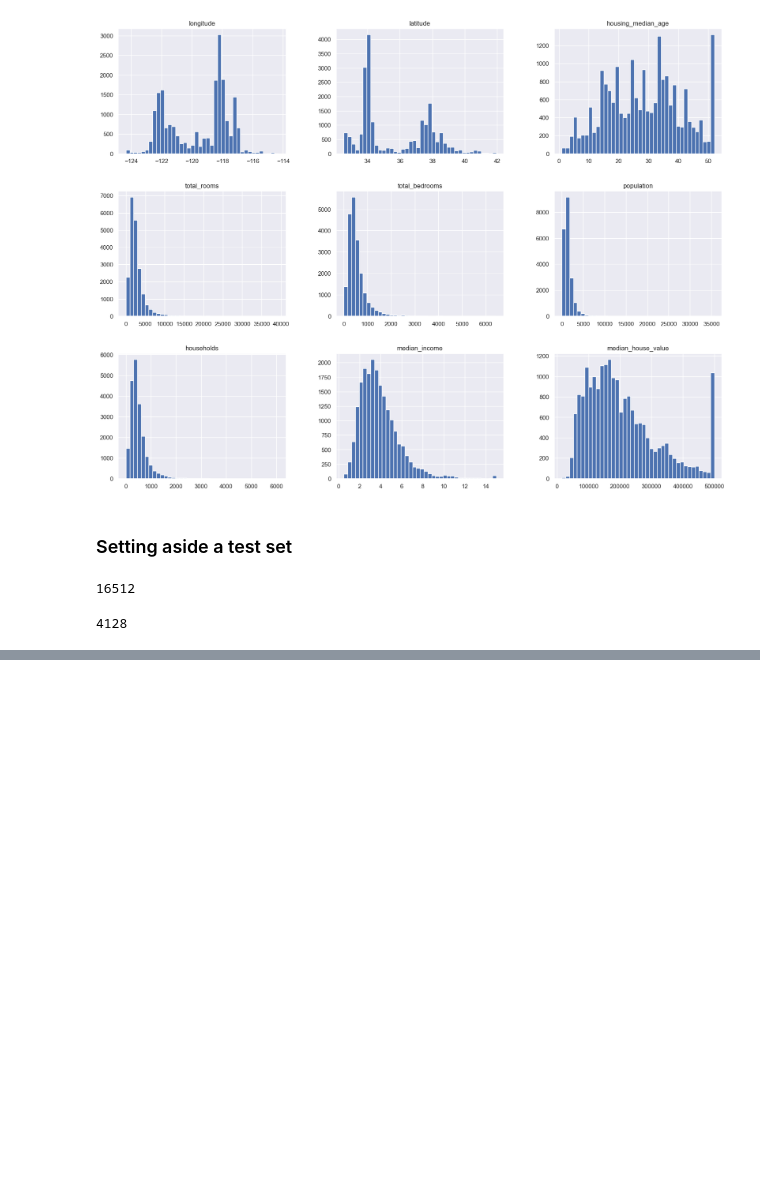
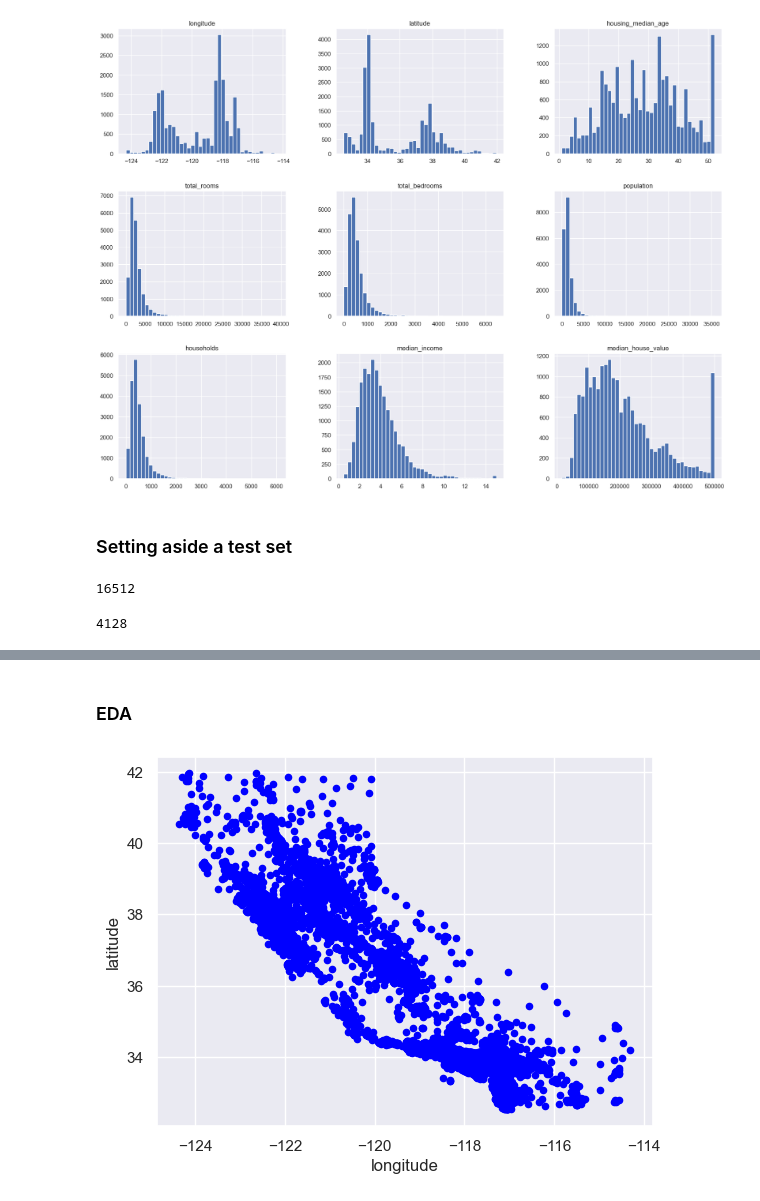
Before and after one commit to Njaramba-Riri/HoML, a Jupyter notebook: Housing.ipynb, the cells around one changed output, grey strips where cells are left out. Cells and saved outputs as stored; diff of their text form; code cells hidden in the pictures; blank space fills up the shorter version.

```diff
--- a/Housing.ipynb
+++ b/Housing.ipynb
@@ -115,0 +129,9 @@ def split_train_test_by_id(data, test_ratio, id_column):
+# %%
+#do some stratified sampling
+
+from sklearn.model_selection import StratifiedShuffleSplit
+
+st=StratifiedShuffleSplit(n_splits=1, test_size=0.2, random_state=42)
+for train_index, test_index in st.split(housing, housing['income_cat']):
+    strat_train_set=housing.loc[train_index]
+    strat_test_set=housing.loc[test_index]
@@ -115,0 +199,10 @@ def split_train_test_by_id(data, test_ratio, id_column):
+# %% [markdown]
+### EDA
+# %%
+#create a copy
+housing=strat_train_set.copy()
+# %%
+#Visualizing Geographical data
+housing.plot(kind='scatter', x='longitude', y='latitude', c='blue');
+# %% [output]
+[figure, added]
```
Also changed, not shown: parts of 20 cells of this notebook, 1 other file.
